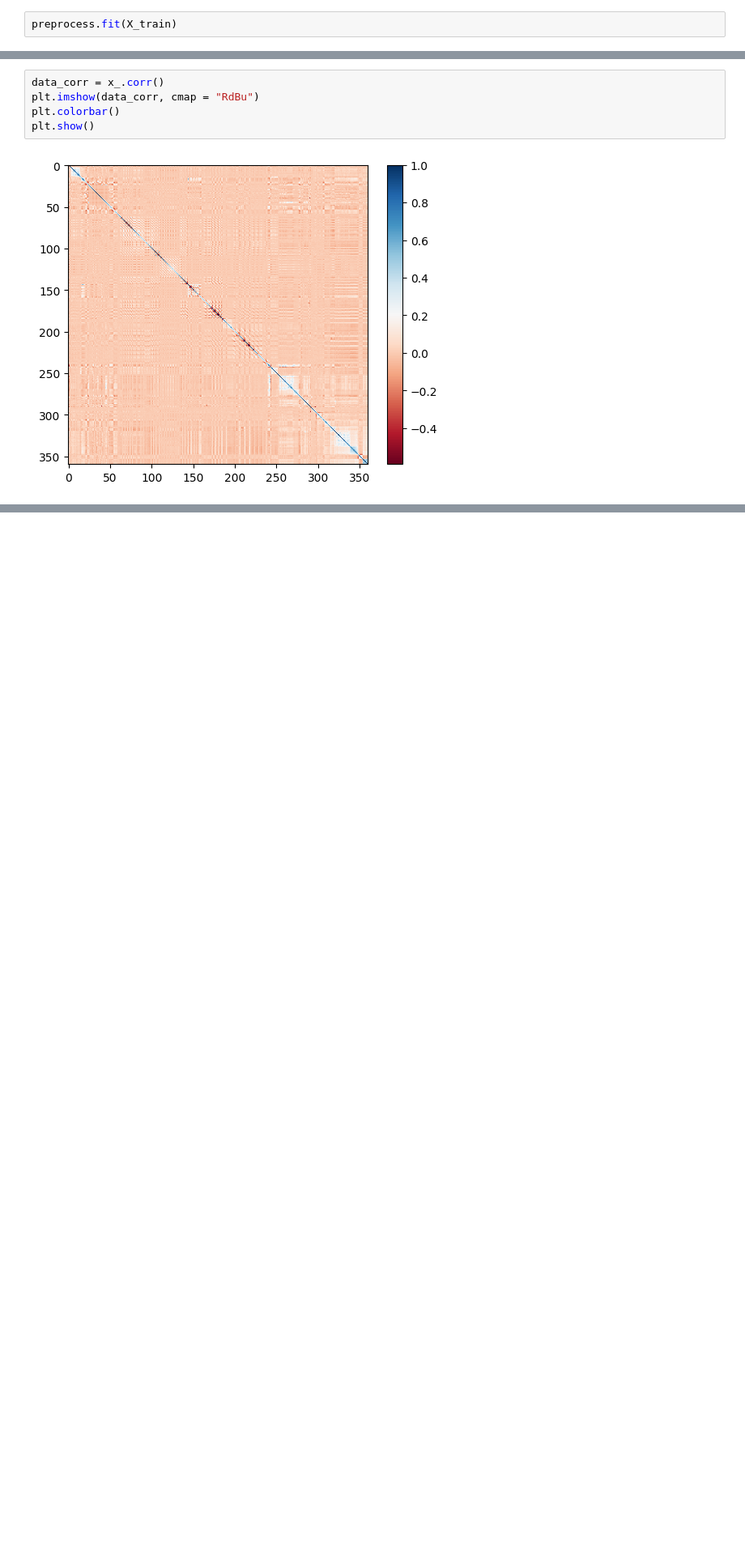
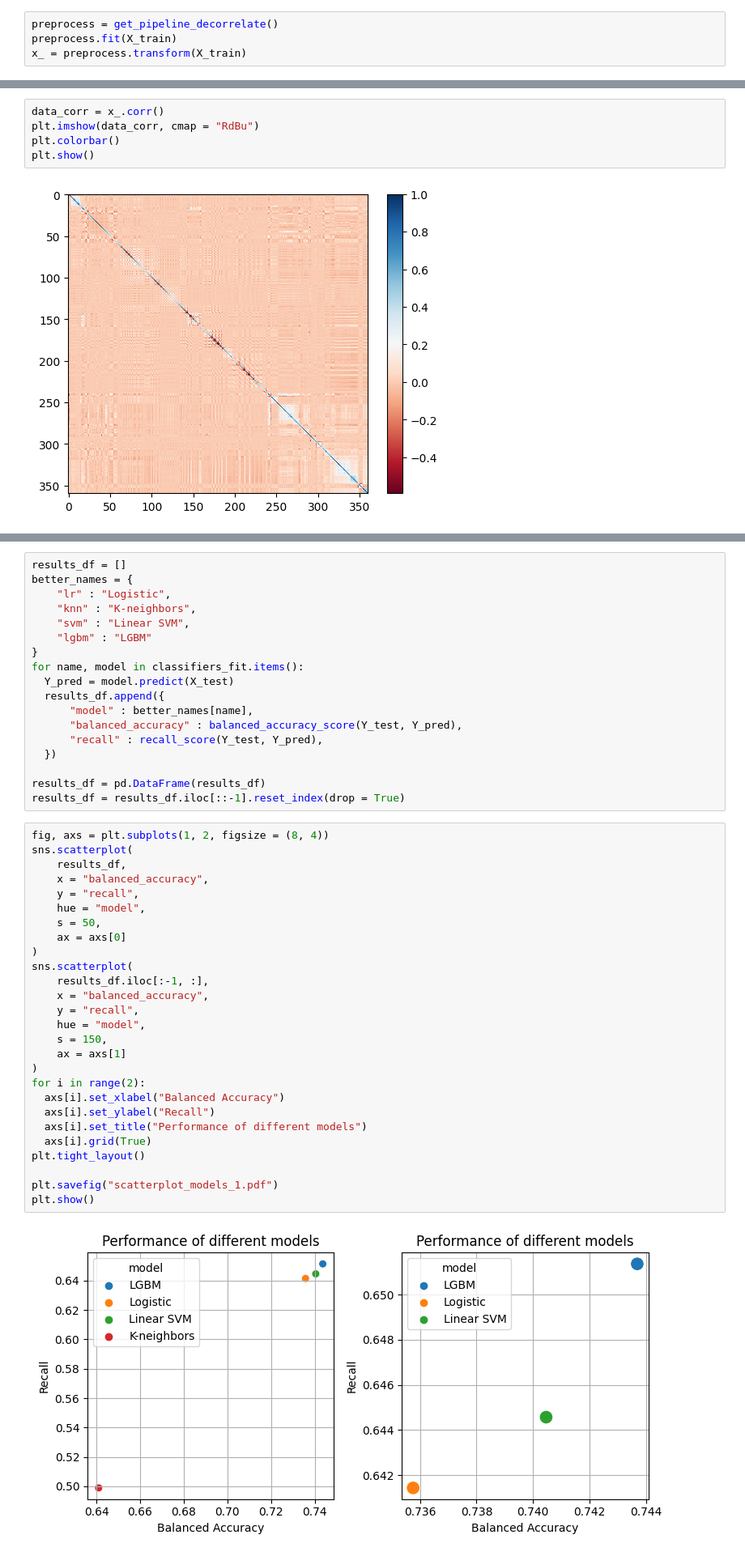
Before and after one commit to GiovaniValdrighi/school_eval_ethical, a Jupyter notebook: notebooks/modelling.ipynb, the cells around one changed output, grey strips where cells are left out. Shown at 81% size. Cells and saved outputs as stored; diff of their text form; blank space fills up the shorter version.

Commit message:
improved all training and loading functions, add some extra analysis of logistic model

```diff
--- a/notebooks/modelling.ipynb
+++ b/notebooks/modelling.ipynb
@@ -200,2 +250,4 @@ preprocess = get_pipeline()
 # %%
+preprocess = get_pipeline_decorrelate()
 preprocess.fit(X_train)
+x_ = preprocess.transform(X_train)
@@ -357,0 +327,47 @@ lgbm:
+# %%
+results_df = []
+better_names = {
+    "lr" : "Logistic",
+    "knn" : "K-neighbors",
+    "svm" : "Linear SVM",
+    "lgbm" : "LGBM"
+}
+for name, model in classifiers_fit.items():
+  Y_pred = model.predict(X_test)
+  results_df.append({
+      "model" : better_names[name],
+      "balanced_accuracy" : balanced_accuracy_score(Y_test, Y_pred),
+      "recall" : recall_score(Y_test, Y_pred),
+  })
+
+results_df = pd.DataFrame(results_df)
+results_df = results_df.iloc[::-1].reset_index(drop = True)
+# %%
+fig, axs = plt.subplots(1, 2, figsize = (8, 4))
+sns.scatterplot(
+    results_df,
+    x = "balanced_accuracy",
+    y = "recall",
+    hue = "model",
+    s = 50,
+    ax = axs[0]
+)
+sns.scatterplot(
+    results_df.iloc[:-1, :],
+    x = "balanced_accuracy",
+    y = "recall",
+    hue = "model",
+    s = 150,
+    ax = axs[1]
+)
+for i in range(2):
+  axs[i].set_xlabel("Balanced Accuracy")
+  axs[i].set_ylabel("Recall")
+  axs[i].set_title("Performance of different models")
+  axs[i].grid(True)
+plt.tight_layout()
+
+plt.savefig("scatterplot_models_1.pdf")
+plt.show()
+# %% [output]
+[figure, added]
```
Also changed, not shown: parts of 85 cells of this notebook.
